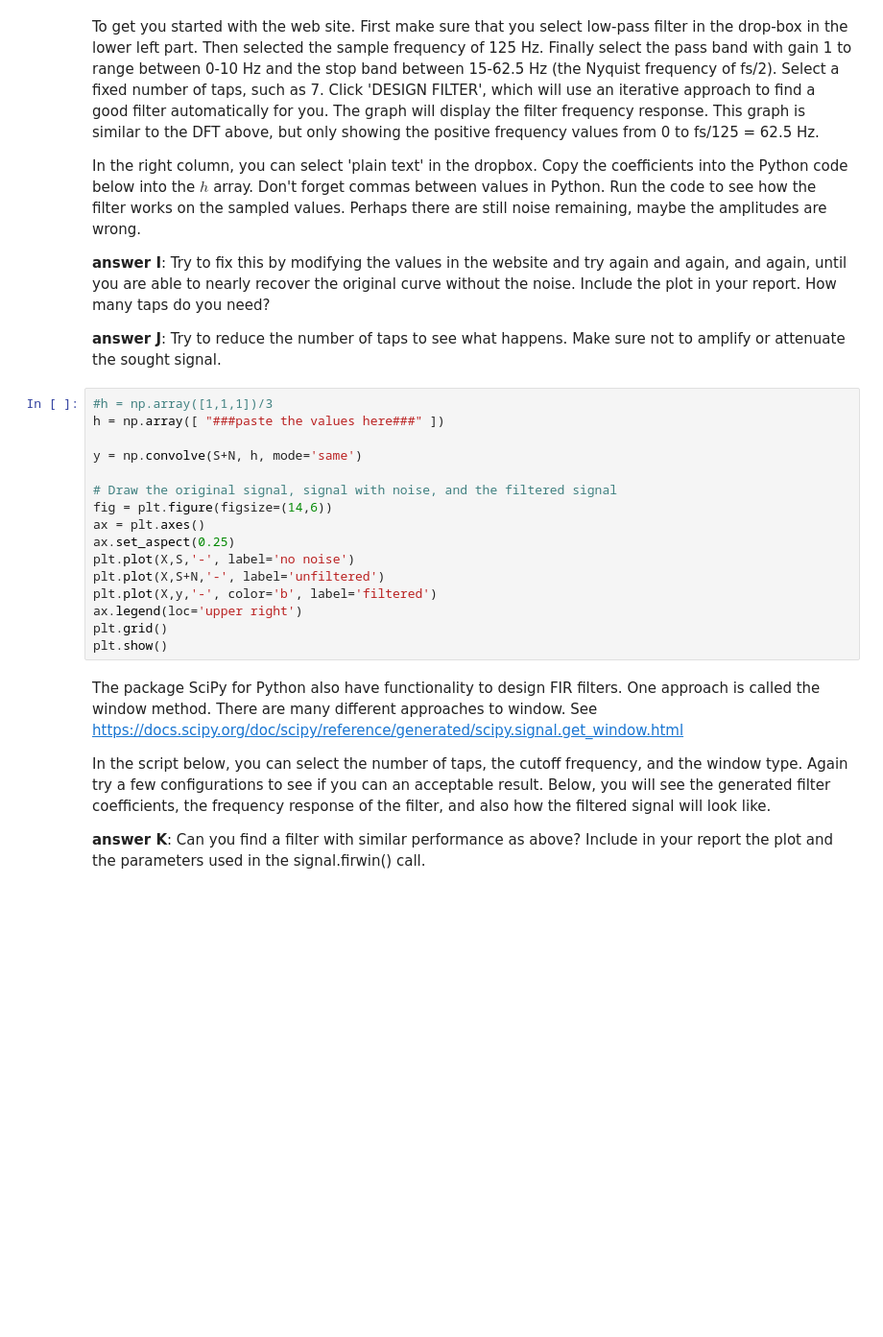
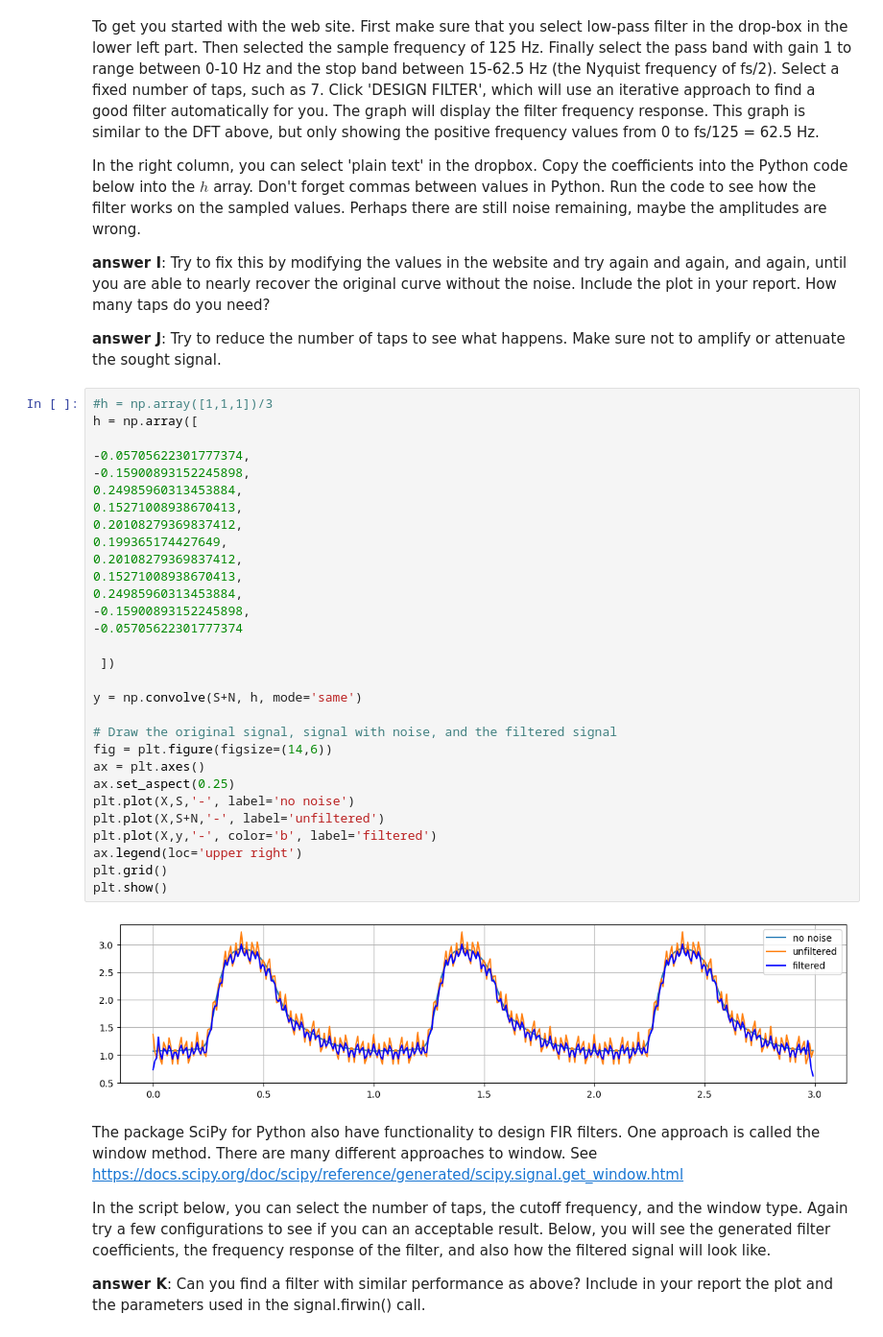
Before and after one commit to katrineristo-tech/katrine-repo, a Jupyter notebook: LPFilter.ipynb, the cells around one changed output. Shown at 96% size. Drawn from its saved outputs; the diff is of its cells as text; blank space fills up the shorter version.

```diff
--- a/LPFilter.ipynb
+++ b/LPFilter.ipynb
@@ -283,20 +283,36 @@ In the right column, you can select 'plain text' in the dropbox. Copy the coeffi
 **answer J**: Try to reduce the number of taps to see what happens. Make sure not to amplify or attenuate the sought signal.
 # %%
 #h = np.array([1,1,1])/3
-h = np.array([ "###paste the values here###" ])
+h = np.array([
+
+-0.05705622301777374,
+-0.15900893152245898,
+0.24985960313453884,
+0.15271008938670413,
+0.20108279369837412,
+0.199365174427649,
+0.20108279369837412,
+0.15271008938670413,
+0.24985960313453884,
+-0.15900893152245898,
+-0.05705622301777374
+
+ ])
 
 y = np.convolve(S+N, h, mode='same')
 
 # Draw the original signal, signal with noise, and the filtered signal
 fig = plt.figure(figsize=(14,6))
 ax = plt.axes()
 ax.set_aspect(0.25)
 plt.plot(X,S,'-', label='no noise')
 plt.plot(X,S+N,'-', label='unfiltered')
 plt.plot(X,y,'-', color='b', label='filtered')
 ax.legend(loc='upper right')
 plt.grid()
 plt.show()
+# %% [output]
+[figure, added]
 # %% [markdown]
 The package SciPy for Python also have functionality to design FIR filters. One approach is called the window method. There are many different approaches to window. See https://docs.scipy.org/doc/scipy/reference/generated/scipy.signal.get_window.html
 
```
